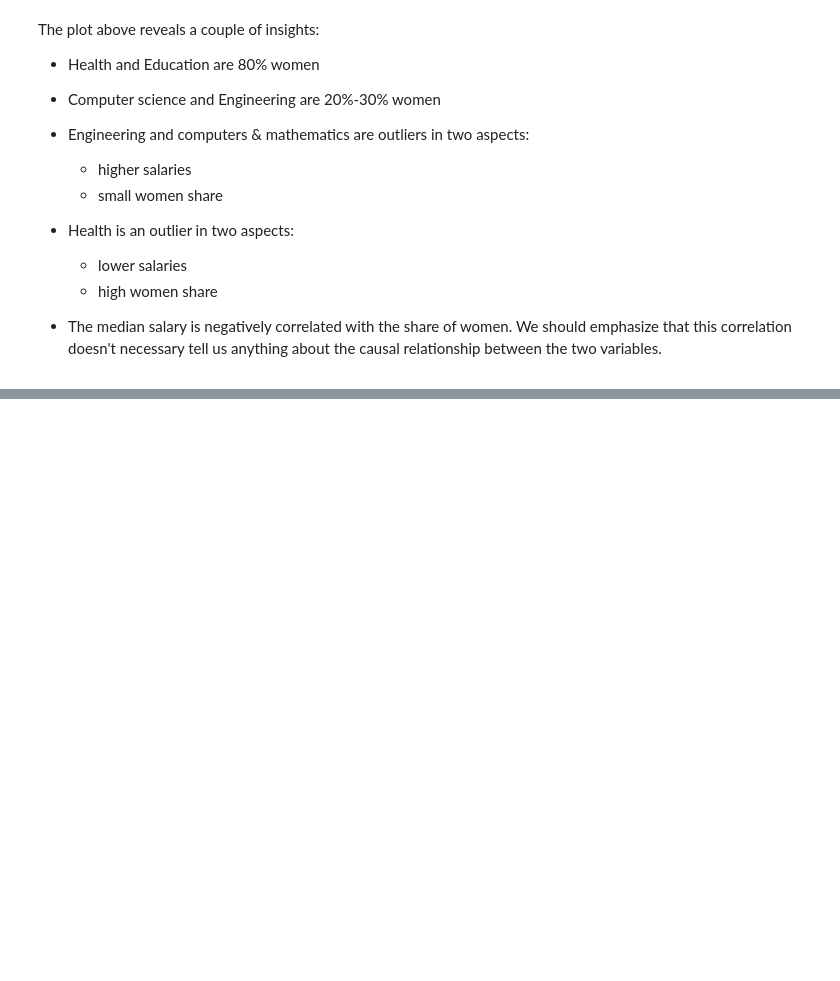
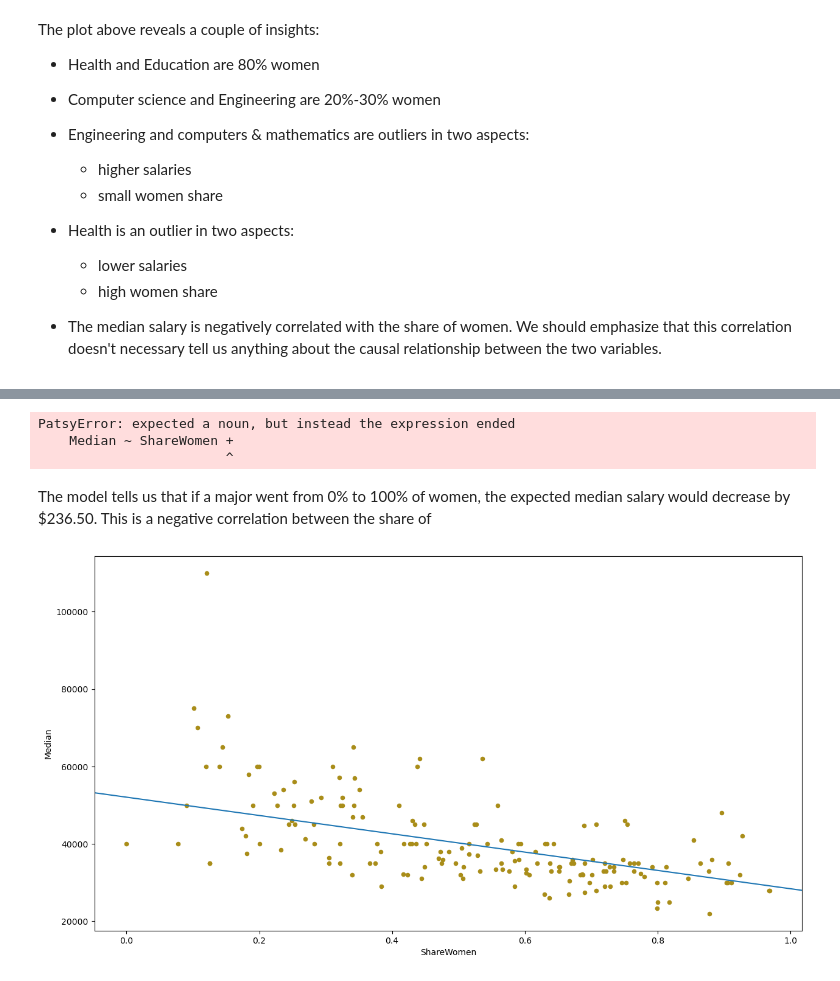
Before and after one commit to andersy005/ms-ds-notebooks, a Jupyter notebook: notebooks/analysis.ipynb, the cells around one changed output, grey strips where cells are left out. Drawn from its saved outputs; the diff is of its cells as text; code cells hidden in the pictures; blank space fills up the shorter version.

```diff
--- a/notebooks/analysis.ipynb
+++ b/notebooks/analysis.ipynb
@@ -292,0 +311,3 @@ The plot above reveals a couple of insights:
+# %%
+_data = df[['Major', 'Total', 'ShareWomen', 'Sample_size', 'Median', 'Unemployment_rate']]
+_data
@@ -292,0 +328,14 @@ The plot above reveals a couple of insights:
+# %%
+model = wls("Median ~ ShareWomen + ", data=_data, weights=_data.Sample_size).fit()
+model.summary()
+# %% [output]
+PatsyError: expected a noun, but instead the expression ended
+    Median ~ ShareWomen +
+                        ^
+# %% [markdown]
+The model tells us that if a major went from 0% to 100% of women, the expected median salary would decrease by $236.50. This is a negative correlation between the share of
+# %%
+ax = _data.plot.scatter(y='Median', x='ShareWomen', c='#a98d19', figsize=(15, 8))
+sm.graphics.abline_plot(model_results=model, ax=ax);
+# %% [output]
+[figure, added]
```
Also changed, not shown: parts of 14 cells of this notebook.
